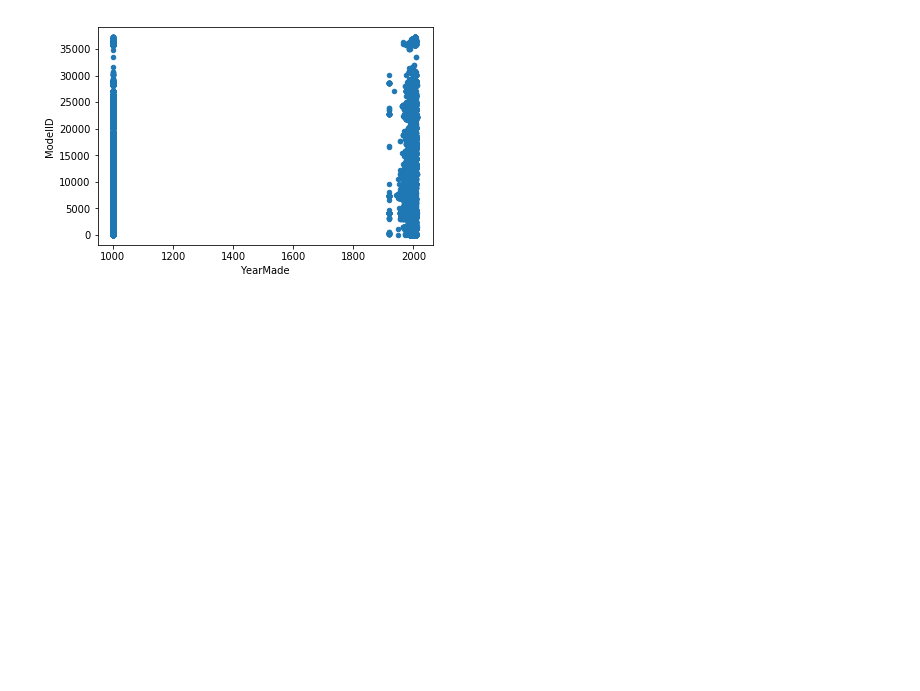
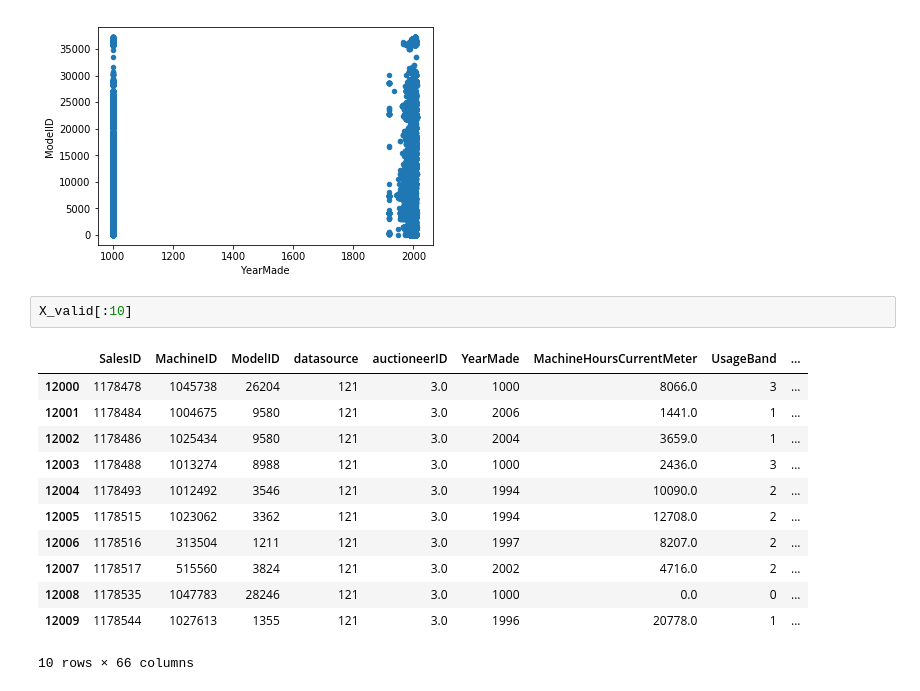
Before and after one commit to ajhoward7/Machine_Learning, a Jupyter notebook: ML/Pandas_ML_Cheat_Sheet.ipynb, the cells around one changed output. Cells and saved outputs as stored; diff of their text form; blank space fills up the shorter version.

```diff
--- a/ML/Pandas_ML_Cheat_Sheet.ipynb
+++ b/ML/Pandas_ML_Cheat_Sheet.ipynb
@@ -343,3 +368,18 @@ X_valid.plot.scatter(x = 'YearMade', y = 'ModelID')
 # %% [output]
 <matplotlib.axes._subplots.AxesSubplot at 0x...>
 [figure]
+# %%
+X_valid[:10]
+# %% [output]
+|  | SalesID | MachineID | ModelID | datasource | auctioneerID | YearMade | MachineHoursCurrentMeter | UsageBand | ... |
+| 12000 | 1178478 | 1045738 | 26204 | 121 | 3.0 | 1000 | 8066.0 | 3 | ... |
+| 12001 | 1178484 | 1004675 | 9580 | 121 | 3.0 | 2006 | 1441.0 | 1 | ... |
+| 12002 | 1178486 | 1025434 | 9580 | 121 | 3.0 | 2004 | 3659.0 | 1 | ... |
+| 12003 | 1178488 | 1013274 | 8988 | 121 | 3.0 | 1000 | 2436.0 | 3 | ... |
+| 12004 | 1178493 | 1012492 | 3546 | 121 | 3.0 | 1994 | 10090.0 | 2 | ... |
+| 12005 | 1178515 | 1023062 | 3362 | 121 | 3.0 | 1994 | 12708.0 | 2 | ... |
+| 12006 | 1178516 | 313504 | 1211 | 121 | 3.0 | 1997 | 8207.0 | 2 | ... |
+| 12007 | 1178517 | 515560 | 3824 | 121 | 3.0 | 2002 | 4716.0 | 2 | ... |
+| 12008 | 1178535 | 1047783 | 28246 | 121 | 3.0 | 1000 | 0.0 | 0 | ... |
+| 12009 | 1178544 | 1027613 | 1355 | 121 | 3.0 | 1996 | 20778.0 | 1 | ... |
+10 rows × 66 columns
```
Also changed, not shown: parts of 9 cells of this notebook.
